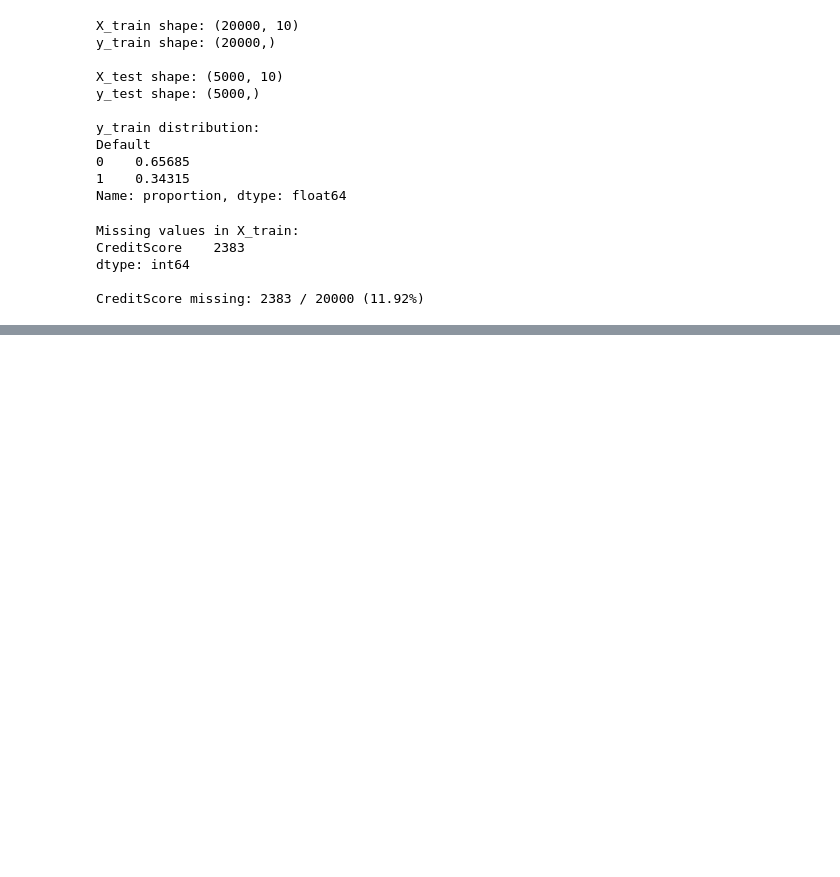
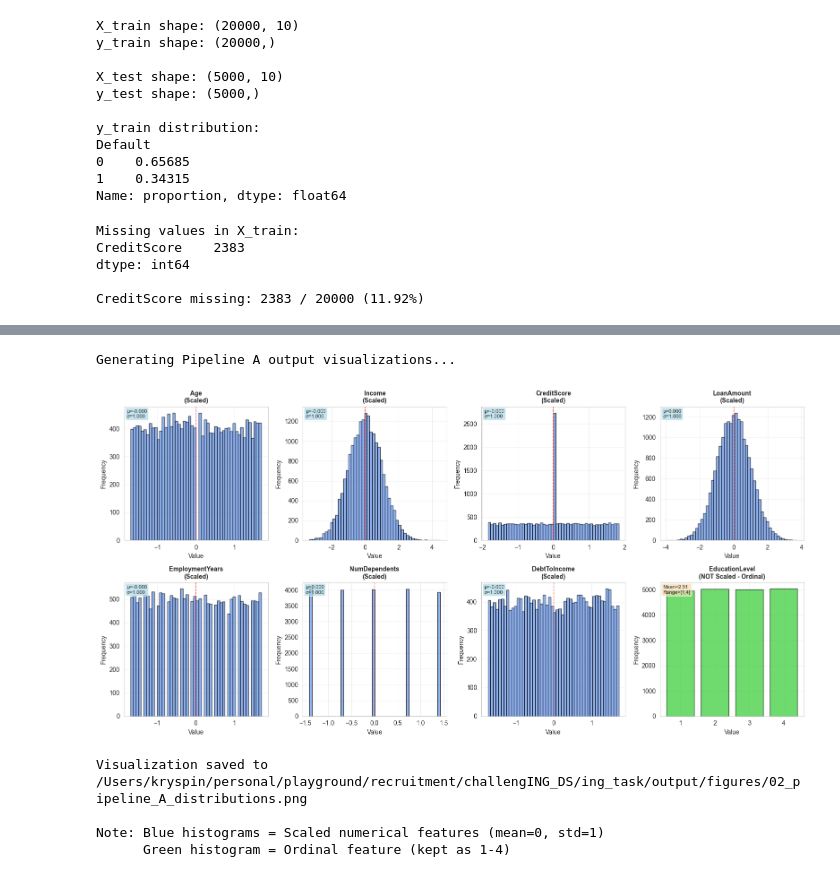
Before and after one commit to expigo/challenging_ds, a Jupyter notebook: notebooks/02_preprocessing.ipynb, the cells around one changed output, grey strips where cells are left out. Drawn from its saved outputs; the diff is of its cells as text; code cells hidden in the pictures; blank space fills up the shorter version.

```diff
--- a/notebooks/02_preprocessing.ipynb
+++ b/notebooks/02_preprocessing.ipynb
@@ -151,0 +308,12 @@ CreditScore missing: 2383 / 20000 (11.92%)
+# %%
+print("\nTransforming data with Pipeline A...")
+
+# transform training data
+X_train_A = pipeline_A.transform(X_train)
+print(f"  X_train_A shape: {X_train_A.shape}")
+
+# transform test data using training parameters
+X_test_A = pipeline_A.transform(X_test)
+print(f"  X_test_A shape: {X_test_A.shape}")
+
+print("\nData transformation complete")
@@ -151,0 +418,57 @@ CreditScore missing: 2383 / 20000 (11.92%)
+# %%
+print("\nGenerating Pipeline A output visualizations...")
+
+FEATURES_PIPELINE_A = NUMERICAL_FEATURES + ORDINAL_FEATURES
+
+fig, axes = plt.subplots(2, 4, figsize=(16, 8))
+axes = axes.flatten()
+
+for idx, feature in enumerate(FEATURES_PIPELINE_A):
+    ax = axes[idx]
+
+    is_numerical = feature in NUMERICAL_FEATURES
+
+    if is_numerical:
+        # numerical features: expect mean=0, std=1
+        ax.hist(train_A_df[feature], bins=50, alpha=0.7, color=Color.BLUE.value, edgecolor='black')
+        ax.set_title(f'{feature}\n(Scaled)', fontsize=10, fontweight='bold')
+        ax.axvline(0, color='red', linestyle='--', linewidth=1, alpha=0.7, label='Mean=0')
+
+        mean = train_A_df[feature].mean()
+        std = train_A_df[feature].std()
+        ax.text(0.02, 0.98, f'μ={mean:.3f}\nσ={std:.3f}',
+                transform=ax.transAxes, fontsize=8,
+                verticalalignment='top',
+                bbox=dict(boxstyle='round', facecolor='lightblue', alpha=0.7))
+    else:
+        # ordinal features: expect values in original range (1-4)
+        ax.hist(train_A_df[feature], bins=np.arange(0.5, 5.5, 1),
+                alpha=0.7, color=Color.GREEN.value, edgecolor=Color.BLACK.value, rwidth=0.8)
+        ax.set_title(f'{feature}\n(NOT Scaled - Ordinal)', fontsize=10, fontweight='bold')
+        ax.set_xticks([1, 2, 3, 4])
+
+        mean = train_A_df[feature].mean()
+        counts = train_A_df[feature].value_counts().sort_index()
+        ax.text(0.02, 0.98, f'Mean={mean:.2f}\nRange=[1,4]',
+                transform=ax.transAxes, fontsize=8,
+                verticalalignment='top',
+                bbox=dict(boxstyle='round', facecolor='wheat', alpha=0.7))
+
+    ax.set_xlabel('Value')
+    ax.set_ylabel('Frequency')
+    ax.grid(True, alpha=0.3)
+
+plt.tight_layout()
+plt.savefig(FIGURES_DIR / '02_pipeline_A_distributions.png', dpi=300, bbox_inches='tight')
+plt.show()
+
+print(f"Visualization saved to {FIGURES_DIR / '02_pipeline_A_distributions.png'}")
+print(f"\nNote: Blue histograms = Scaled numerical features (mean=0, std=1)")
+print(f"      Green histogram = Ordinal feature (kept as 1-4)")
+# %% [output]
+Generating Pipeline A output visualizations...
+[figure, added]
+Visualization saved to /Users/kryspin/personal/playground/recruitment/challengING_DS/ing_task/output/figures/02_pipeline_A_distributions.png
+
+Note: Blue histograms = Scaled numerical features (mean=0, std=1)
+      Green histogram = Ordinal feature (kept as 1-4)
```
Also changed, not shown: parts of 19 cells of this notebook.
